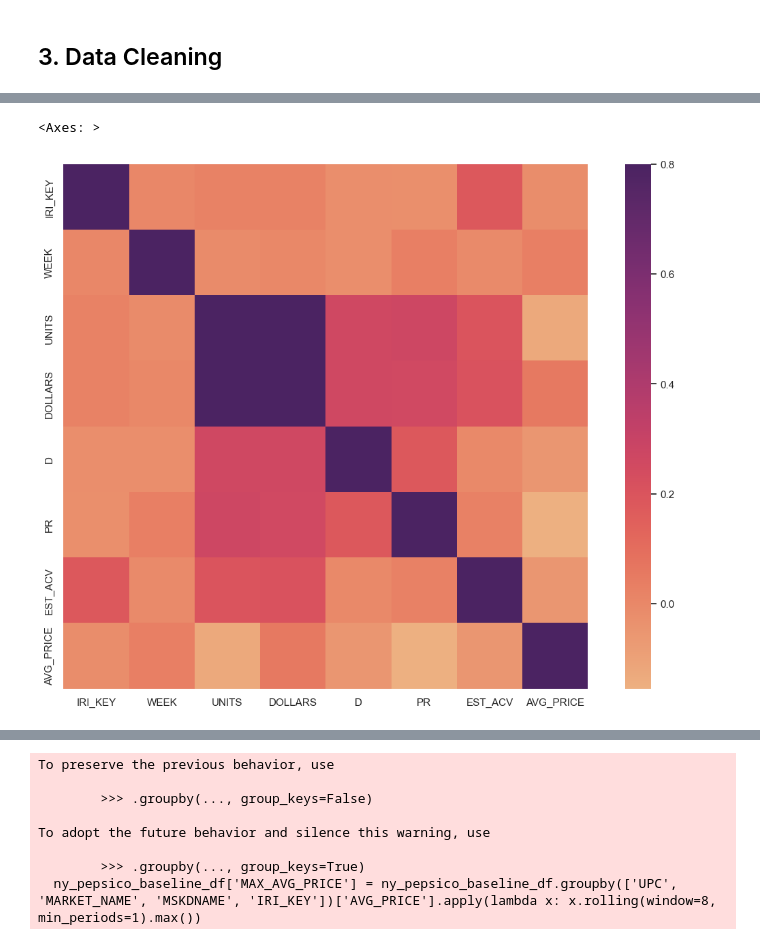
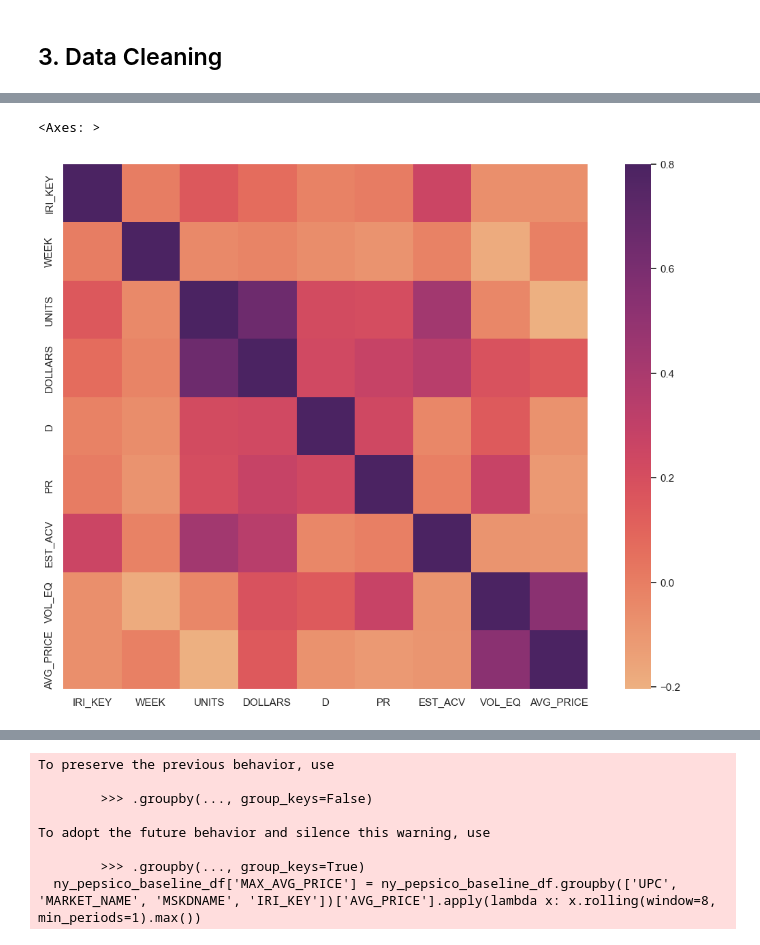
Before and after one commit to mistermakc/demand-prediction, a Jupyter notebook: analysis/regression-model.ipynb, the cells around one changed output, grey strips where cells are left out. Drawn from its saved outputs; the diff is of its cells as text; code cells hidden in the pictures.

```diff
--- a/analysis/regression-model.ipynb
+++ b/analysis/regression-model.ipynb
@@ -279,2 +309,8 @@ Name: UPC, Length: 40226945, dtype: object>
+# %%
+# Only for UPC merging: Dropping the duplicate columns in the product attributes dataframe
+df_prod = drop_duplicate_columns(df, df_prod)
+# %%
+# Only for UPC merging: merging the main dataframe with the product attributes dataframe
+df = pd.merge(df,df_prod, on="UPC", how='left')
 # %%
 # Searching VEND number for Pepsico INC
@@ -294,5 +328,5 @@ No duplicates found
 # %%
-df = df.merge(vend_unique_df, on='VEND', how="left")
+# df = df.merge(vend_unique_df, on='VEND', how="left")
 # %%
 df.head()
 # %% [output]
@@ -332,4 +366,5 @@ df['Calendar week ending on'] = pd.to_datetime(df['Calendar week ending on'])
 df = df.rename(columns={'Calendar week starting on': 'CALENDAR_DATE'})
 # %%
 # Dropping column for VEND merger
-df = df.drop(columns=["Open","Clsd","SY","GE","OU","VEND","ITEM","F", "Calendar week ending on"], axis=1)
+#df = df.drop(columns=["Open","Clsd","SY","GE","OU","VEND","ITEM","F", "Calendar week ending on"], axis=1)
+df = df.drop(columns=["Open","Clsd","SY","GE","OU","VEND","ITEM","F", "Calendar week ending on","L1","L2","L4","L5","Level","OU","PACKAGE","FLAVOR/SCENT", "FAT CONTENT", "COOKING METHOD", "SALT/SODIUM CONTENT", "TYPE OF CUT","*STUBSPEC 1431RC"], axis=1)
@@ -383,11 +443,11 @@ dtype: object
 # %%
 # Showing a correlation matrix heatmap of all variables
 ny_pepsico_correlation_matrix = ny_pepsico_df.corr()
 f, ax = plt.subplots(figsize=(14, 10))
-sns.heatmap(d_correlation_matrix, vmax=.8, square=True, cmap="flare")
+sns.heatmap(ny_pepsico_correlation_matrix, vmax=.8, square=True, cmap="flare")
 # %% [output]
 <Axes: >
-[figure, old version]
+[figure, new version]
 # %%
 # Showing a correlation matrix heatmap of the eleven highest correlated variables with the outcome variable
 columns = ny_pepsico_correlation_matrix.nlargest(11, 'DOLLARS')['DOLLARS'].index
```
Also changed, not shown: parts of 32 cells of this notebook.
